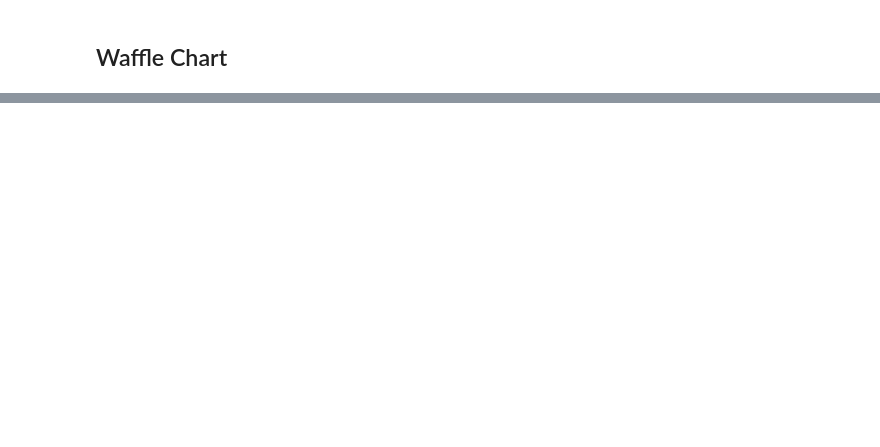
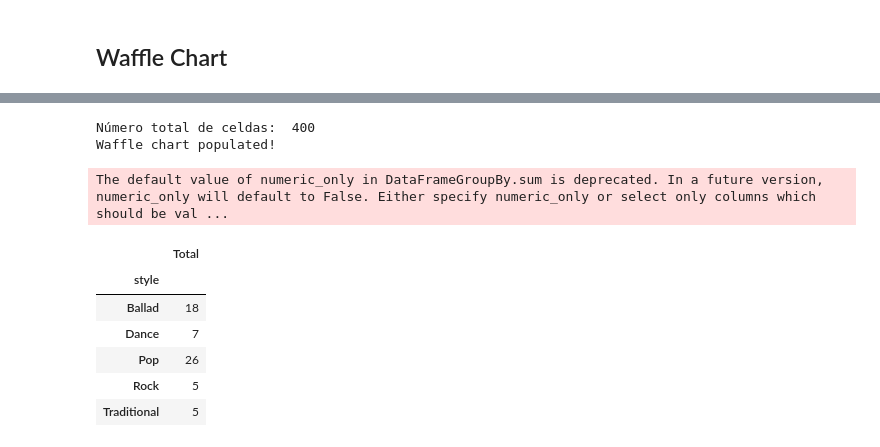
Before and after one commit to holapancho/proyecto-dcda-dashboard, a Jupyter notebook: NotebookPruebas.ipynb, the cells around one changed output, grey strips where cells are left out. Cells and saved outputs as stored; diff of their text form; code cells hidden in the pictures; blank space fills up the shorter version.

```diff
--- a/NotebookPruebas.ipynb
+++ b/NotebookPruebas.ipynb
@@ -480,0 +490,63 @@ Successfully installed fontawesomefree-6.4.0 pywaffle-1.1.0
+# %%
+
+song_data['unos']=1
+df_pcb = song_data.groupby(['style','country']).sum()['unos'].to_frame().reset_index()
+
+df_pcb = df_pcb[df_pcb['country'].isin(df_top5.columns)].drop(['country'], axis=1).groupby(['style']).sum()
+
+df_pcb.columns = ['Total']
+df_pcb
+
+width = 40 # ancho del of chart
+height = 10
+m = 40,
+n = 10
+
+
+width = 40 # ancho del of chart
+height = 10 # altura del chart
+
+total_num_tiles = width * height # número total de celdas
+
+print ('Número total de celdas: ', total_num_tiles)
+# calcula la cantidad de celdas por categoría
+tiles_per_category = [round(proportion * total_num_tiles) for proportion in category_proportions]
+
+# imprime número de celdas por categoría
+
+
+# inicializa el waffle chart como una matriz vacía
+waffle_chart = np.zeros((height, width))
+
+# índices que recorren la estructura
+category_index = 0
+tile_index = 0
+
+# poblar el waffle chart
+for col in range(width):
+    for row in range(height):
+        tile_index += 1
+
+        # si el número de celdas para la categoría actual es igual a las celdas asignadas...
+        if tile_index > sum(tiles_per_category[0:category_index]):
+            # ...se continúa con la siguiente categoría
+            category_index += 1
+
+        # Se asigna el valor de la categoría actual a las coordenadas row,col
+        waffle_chart[row, col] = category_index
+
+print ('Waffle chart populated!')
+# %% [output]
+Número total de celdas:  400
+Waffle chart populated!
+The default value of numeric_only in DataFrameGroupBy.sum is deprecated. In a future version, numeric_only will default to False. Either specify numeric_only or select only columns which should be val ...
+# %%
+df_pcb
+# %% [output]
+|  | Total |
+| style |  |
+| Ballad | 18 |
+| Dance | 7 |
+| Pop | 26 |
+| Rock | 5 |
+| Traditional | 5 |
```
Also changed, not shown: parts of 7 cells of this notebook.
